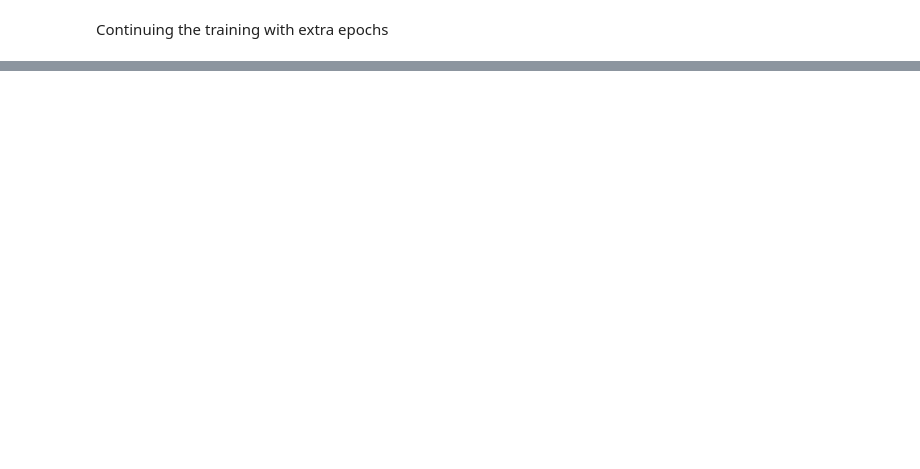
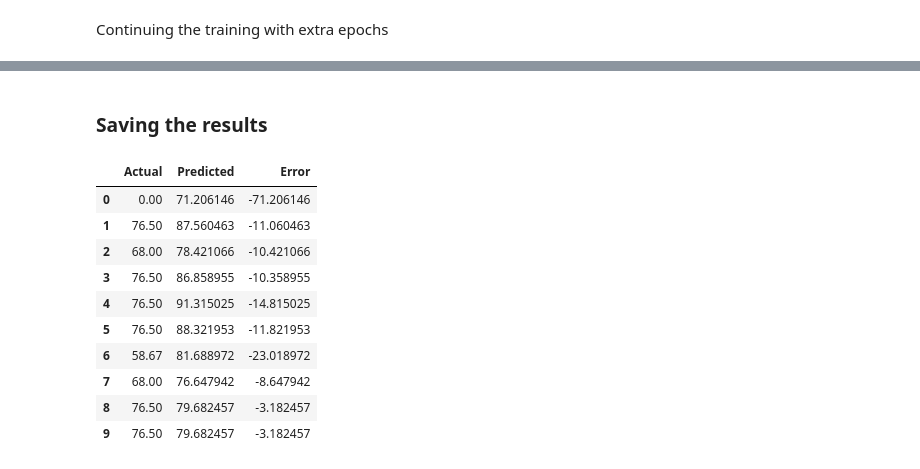
Before and after one commit to ErfanRasti/MachineLearningProjects, a Jupyter notebook: NeuralNetworks/HotelPricePrediction.ipynb, the cells around one changed output, grey strips where cells are left out. Cells and saved outputs as stored; diff of their text form; code cells hidden in the pictures; blank space fills up the shorter version.

```diff
--- a/NeuralNetworks/HotelPricePrediction.ipynb
+++ b/NeuralNetworks/HotelPricePrediction.ipynb
@@ -425,0 +452,7 @@ Epoch 100/100
+# %%
+model = keras.models.load_model(os.path.join(
+    MODELS_DIR, 'MLP_arch_without_feature_extraction.keras'))
+
+test_predictions = model.predict(test_data)
+
+test_mse_score, test_mae_score = model.evaluate(test_data, test_targets)
@@ -425,0 +462,21 @@ Epoch 100/100
+# %% [markdown]
+### Saving the results
+# %%
+results_df = pd.DataFrame({'Actual': test_targets.numpy().flatten(),
+                          'Predicted': test_predictions.flatten(), 'Error':
+                              test_targets.numpy().flatten() -
+                              test_predictions.flatten()})
+
+results_df.head(10)
+# %% [output]
+|  | Actual | Predicted | Error |
+| 0 | 0.00 | 71.206146 | -71.206146 |
+| 1 | 76.50 | 87.560463 | -11.060463 |
+| 2 | 68.00 | 78.421066 | -10.421066 |
+| 3 | 76.50 | 86.858955 | -10.358955 |
+| 4 | 76.50 | 91.315025 | -14.815025 |
+| 5 | 76.50 | 88.321953 | -11.821953 |
+| 6 | 58.67 | 81.688972 | -23.018972 |
+| 7 | 68.00 | 76.647942 | -8.647942 |
+| 8 | 76.50 | 79.682457 | -3.182457 |
+| 9 | 76.50 | 79.682457 | -3.182457 |
```
Also changed, not shown: parts of 9 cells of this notebook, 1 other file.
